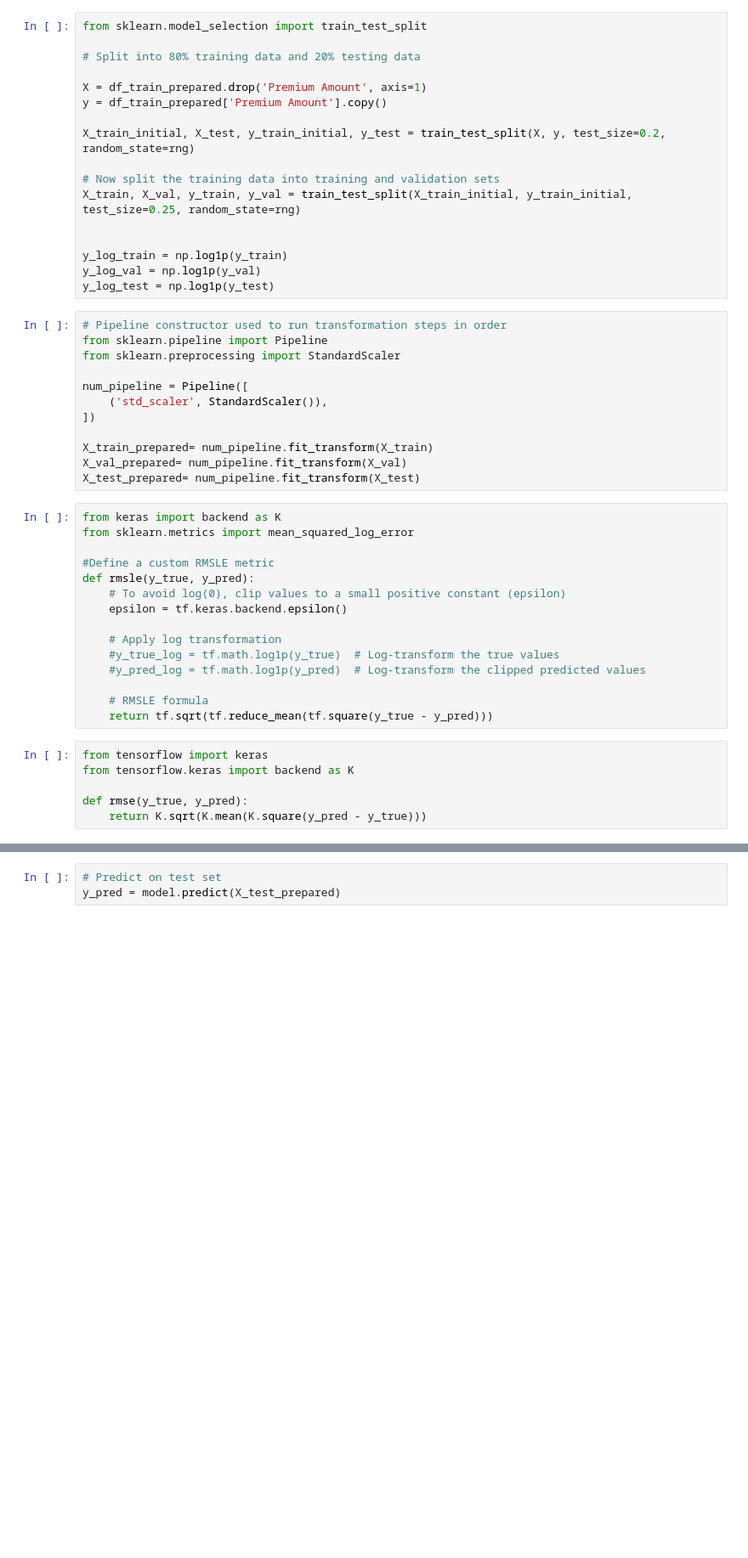
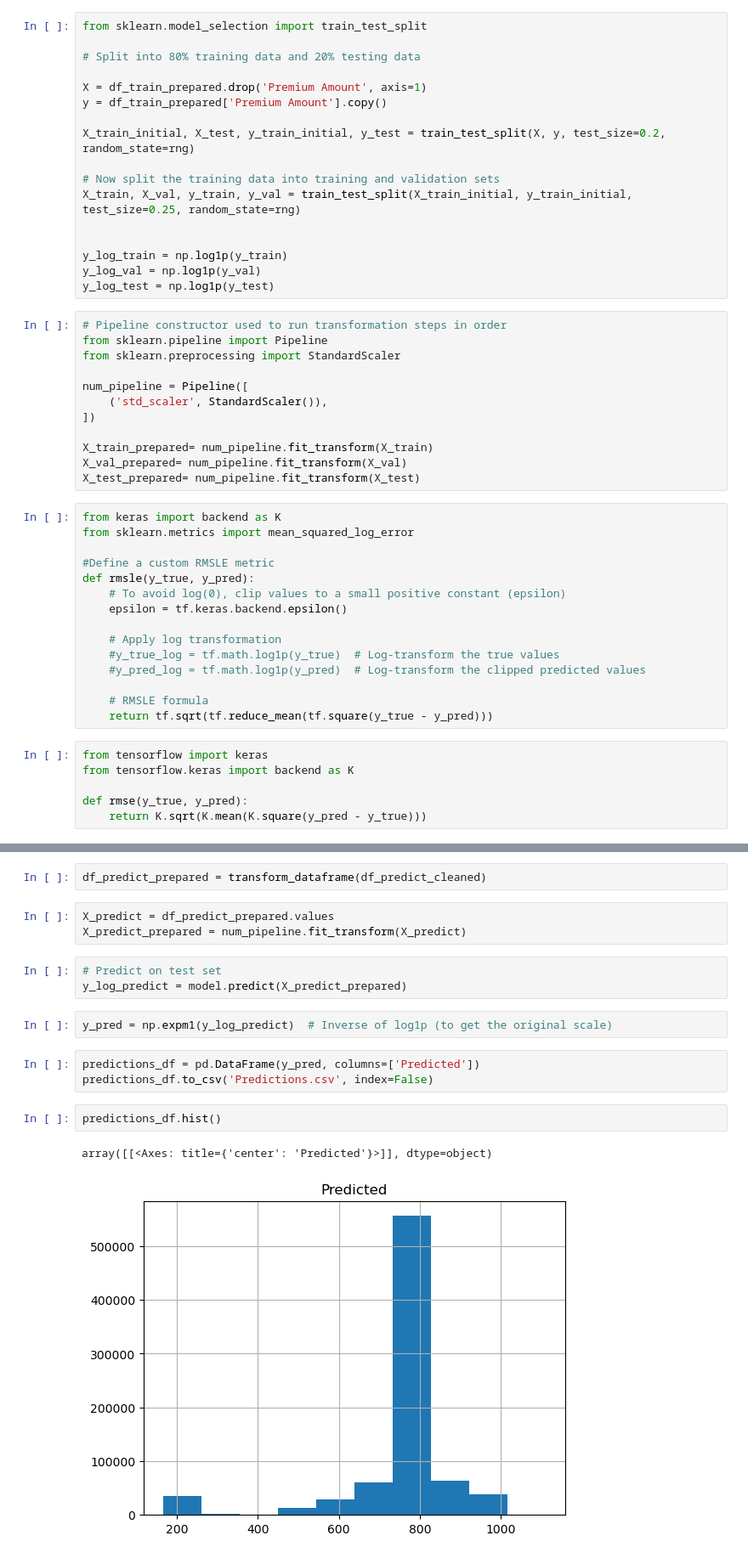
Before and after one commit to ZaneChodaniecky/Kaggle-Insurance, a Jupyter notebook: New Format.ipynb, the cells around one changed output, grey strips where cells are left out. Shown at 85% size. Cells and saved outputs as stored; diff of their text form; blank space fills up the shorter version.

```diff
--- a/New Format.ipynb
+++ b/New Format.ipynb
@@ -388,6 +377,21 @@ LGBMRegressor(learning_rate=0.05, n_estimators=1000, random_state=42)
+# %%
+df_predict_prepared = transform_dataframe(df_predict_cleaned)
+# %%
+X_predict = df_predict_prepared.values
+X_predict_prepared = num_pipeline.fit_transform(X_predict)
 # %%
 # Predict on test set
-y_pred = model.predict(X_test_prepared)
+y_log_predict = model.predict(X_predict_prepared)
+# %%
+y_pred = np.expm1(y_log_predict)  # Inverse of log1p (to get the original scale)
+# %%
+predictions_df = pd.DataFrame(y_pred, columns=['Predicted'])
+predictions_df.to_csv('Predictions.csv', index=False)
+# %%
+predictions_df.hist()
+# %% [output]
+array([[<Axes: title={'center': 'Predicted'}>]], dtype=object)
+[figure, added]
 # %%
 from sklearn.metrics import mean_squared_error
 
```
Also changed, not shown: parts of 14 cells of this notebook.
